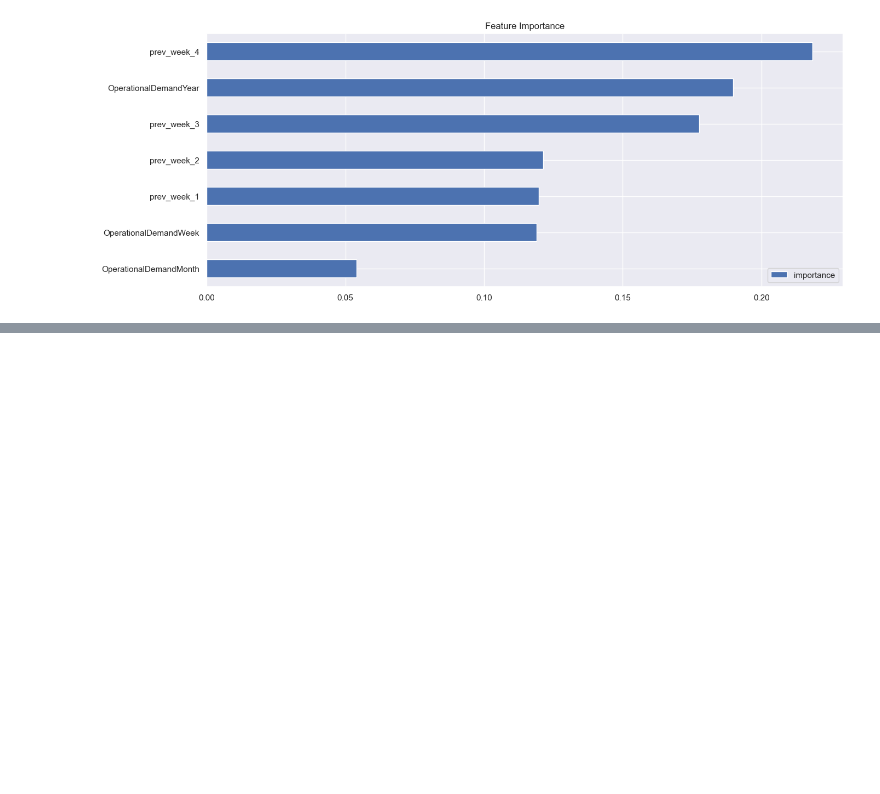
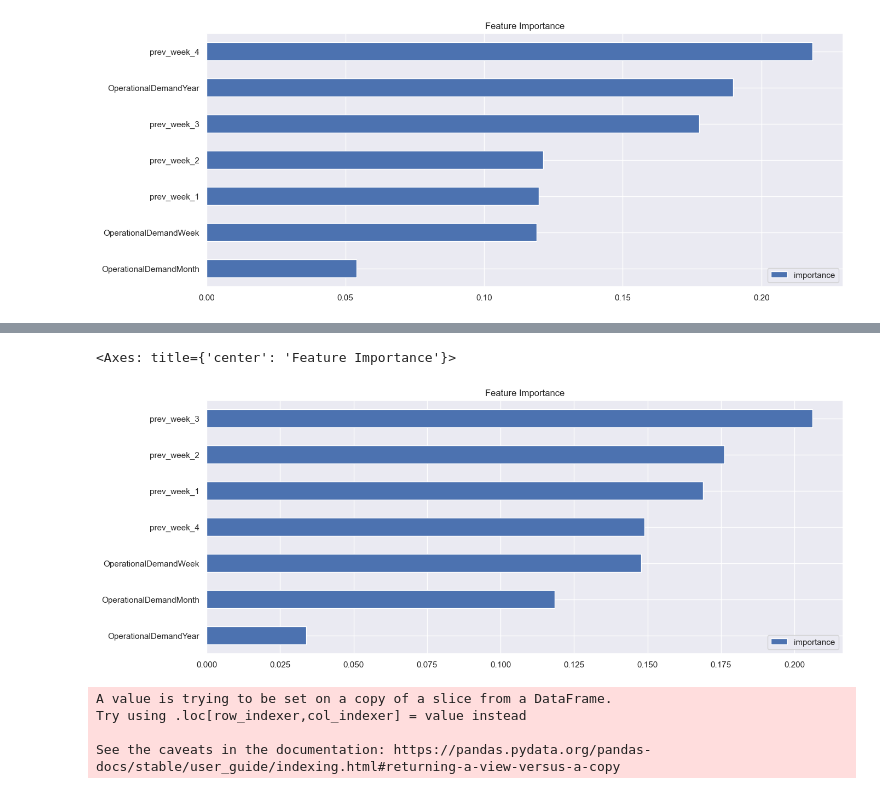
Before and after one commit to kartbart/AI-ML-Portfolio-3, a Jupyter notebook: Software Portfolio 3.ipynb, the cells around one changed output, grey strips where cells are left out. Saved outputs shown, nothing was run; the diff lists cells and outputs as text; code cells hidden in the pictures; blank space fills up the shorter version.

```diff
--- a/Software Portfolio 3.ipynb
+++ b/Software Portfolio 3.ipynb
@@ -512,0 +580,23 @@ feature_importance.sort_values('importance').plot(kind= 'barh',title = "Feature
+# %%
+#Filtered data set of train and test split everything before 1st October 2021 trained & everything after tested
+weekend_groupby_train = weekend_groupby.loc[weekend_groupby['operationalDemandDateWeekBeginDate'] < '2021-10-01']
+
+weekend_groupby_test = weekend_groupby.loc[weekend_groupby['operationalDemandDateWeekBeginDate'] >= '2021-10-01']
+# %%
+# Specifying the columns that need to be inclueded with the X_train_weekend variable
+X_train_weekend = weekend_groupby_train[['OperationalDemandYear', 'OperationalDemandMonth','OperationalDemandWeek','prev_week_1', 'prev_week_2','prev_week_3','prev_week_4']]
+
+# Assigning the column from the original dataframe that needs to be assigned  as y_train_weekend
+y_train_weekend = weekend_groupby_train[['operationalDemandOpHoursSum']]
+
+# Specifying the columns that need to be included within the X_test_weekend and assigning it the variable of the same name
+X_test_weekend = weekend_groupby_test[['OperationalDemandYear', 'OperationalDemandMonth','OperationalDemandWeek','prev_week_1', 'prev_week_2','prev_week_3','prev_week_4']]
+
+# Assignin the column from the original dataframe that needs to be assigned to the variable y_test_weekend
+y_test_weekend = weekend_groupby_test[['operationalDemandOpHoursSum']]
+# %%
+# Applying the XGB Regressor for the weekend calcauting MAPE values
+reg_weekend = xgb.XGBRFRegressor(n_estimators=1000)
+reg_weekend.fit(X_train_weekend, y_train_weekend,
+                eval_set=[(X_train_weekend, y_train_weekend), (X_test_weekend, y_test_weekend)],
+                verbose=10, eval_metric = 'mape')
@@ -512,0 +617,20 @@ feature_importance.sort_values('importance').plot(kind= 'barh',title = "Feature
+# %%
+# Creation of a feature importance variable which will outline the features with the most significan in this dataframe
+feature_importance_weekend = pd.DataFrame(data = reg_weekend.feature_importances_,
+                                          index= reg_weekend.feature_names_in_,
+                                          columns = ['importance'])
+# %%
+# Calculating the feature importance for Weekend
+# From here we can see that data from the previous 2 weeks is the most significant
+feature_importance_weekend.sort_values('importance').plot(kind= 'barh',title = "Feature Importance")
+# %% [output]
+<Axes: title={'center': 'Feature Importance'}>
+[figure, added]
+# %%
+# Applying the model
+weekend_groupby_test['prediction']= reg_weekend.predict(X_test_weekend)
+# %% [output]
+A value is trying to be set on a copy of a slice from a DataFrame.
+Try using .loc[row_indexer,col_indexer] = value instead
+
+See the caveats in the documentation: https://pandas.pydata.org/pandas-docs/stable/user_guide/indexing.html#returning-a-view-versus-a-copy
```
Also changed, not shown: parts of 21 cells of this notebook.
